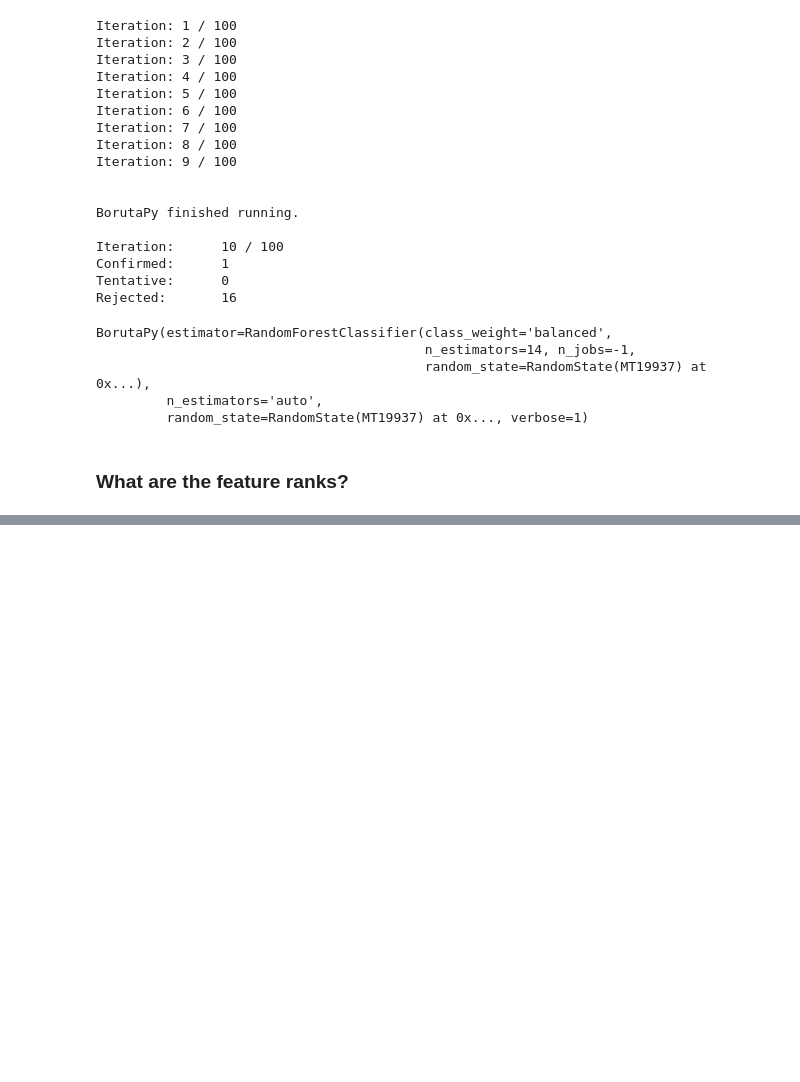
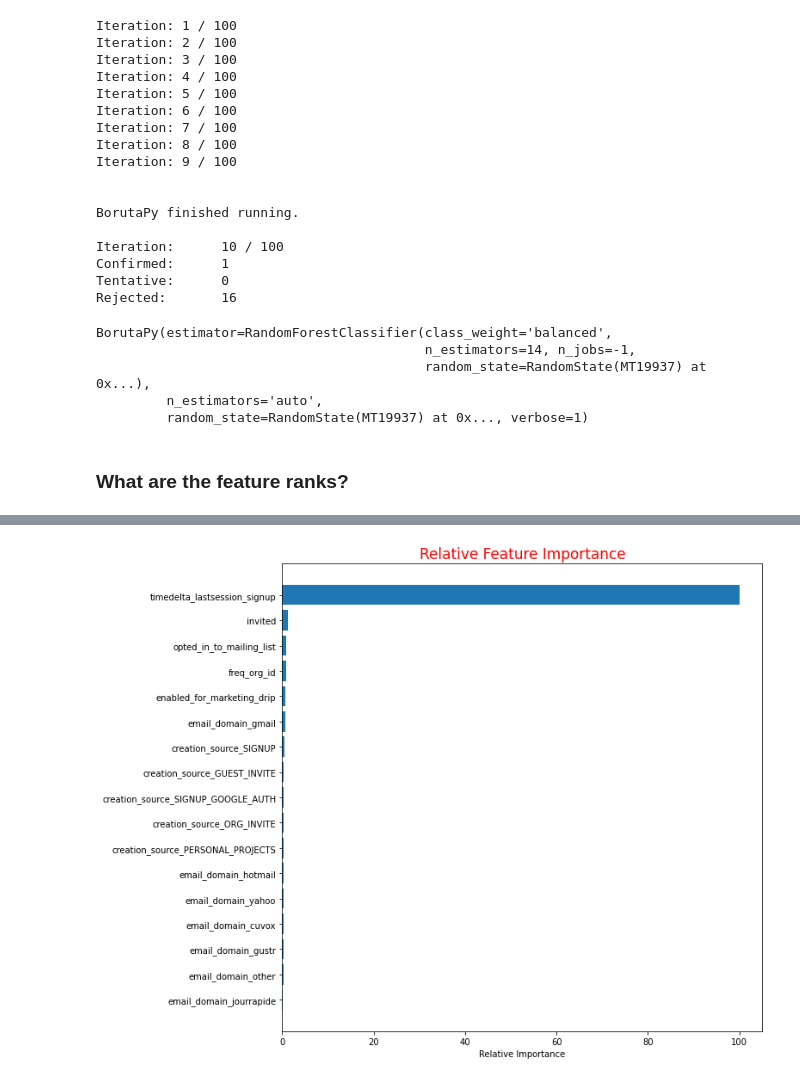
Before and after one commit to EnsiehBahrami/Mini-Projects, a Jupyter notebook: User_engagement/Relax.ipynb, the cells around one changed output, grey strips where cells are left out. Cells and saved outputs as stored; diff of their text form; code cells hidden in the pictures; blank space fills up the shorter version.

```diff
--- a/User_engagement/Relax.ipynb
+++ b/User_engagement/Relax.ipynb
@@ -909,0 +1031,3 @@ If user has been opted to receive marketing email, or signed up from gmail domai
+# %%
+feat_importance = importance('GradientBoostingClassifier', gb_clf.feature_importances_).T
+features = pd.concat([features,feat_importance])
@@ -909,0 +1049,3 @@ If user has been opted to receive marketing email, or signed up from gmail domai
+# %%
+features = features.T
+features
@@ -909,0 +1070,4 @@ If user has been opted to receive marketing email, or signed up from gmail domai
+# %%
+features.columns = features.iloc[0]
+features = features.drop(features.index[0])
+features
@@ -909,0 +1093,3 @@ If user has been opted to receive marketing email, or signed up from gmail domai
+# %%
+features= features.sort_values(by= 'RF_clf', ascending= False)
+features
@@ -909,0 +1131,10 @@ If user has been opted to receive marketing email, or signed up from gmail domai
+# %%
+feature_importance = (100.0 * (features['RF_clf'] / features['RF_clf'].max())).sort_values(ascending= True)
+
+plt.figure(figsize=(10,10))
+plt.barh(feature_importance.index, feature_importance, align='center')
+plt.xlabel('Relative Importance')
+plt.title('Relative Feature Importance', color='red', fontsize=17)
+plt.show()
+# %% [output]
+[figure, added]
```
Also changed, not shown: parts of 34 cells of this notebook.
